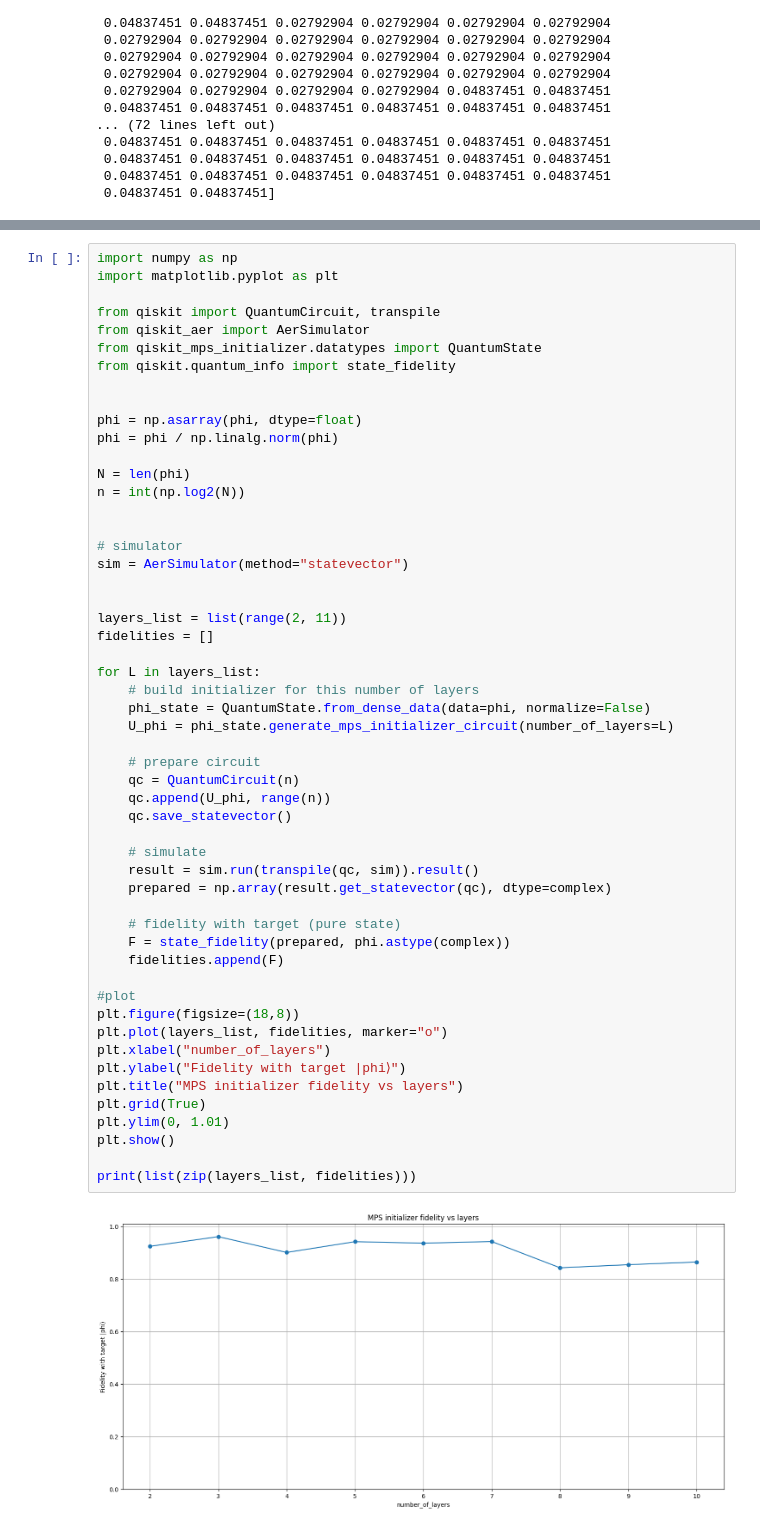
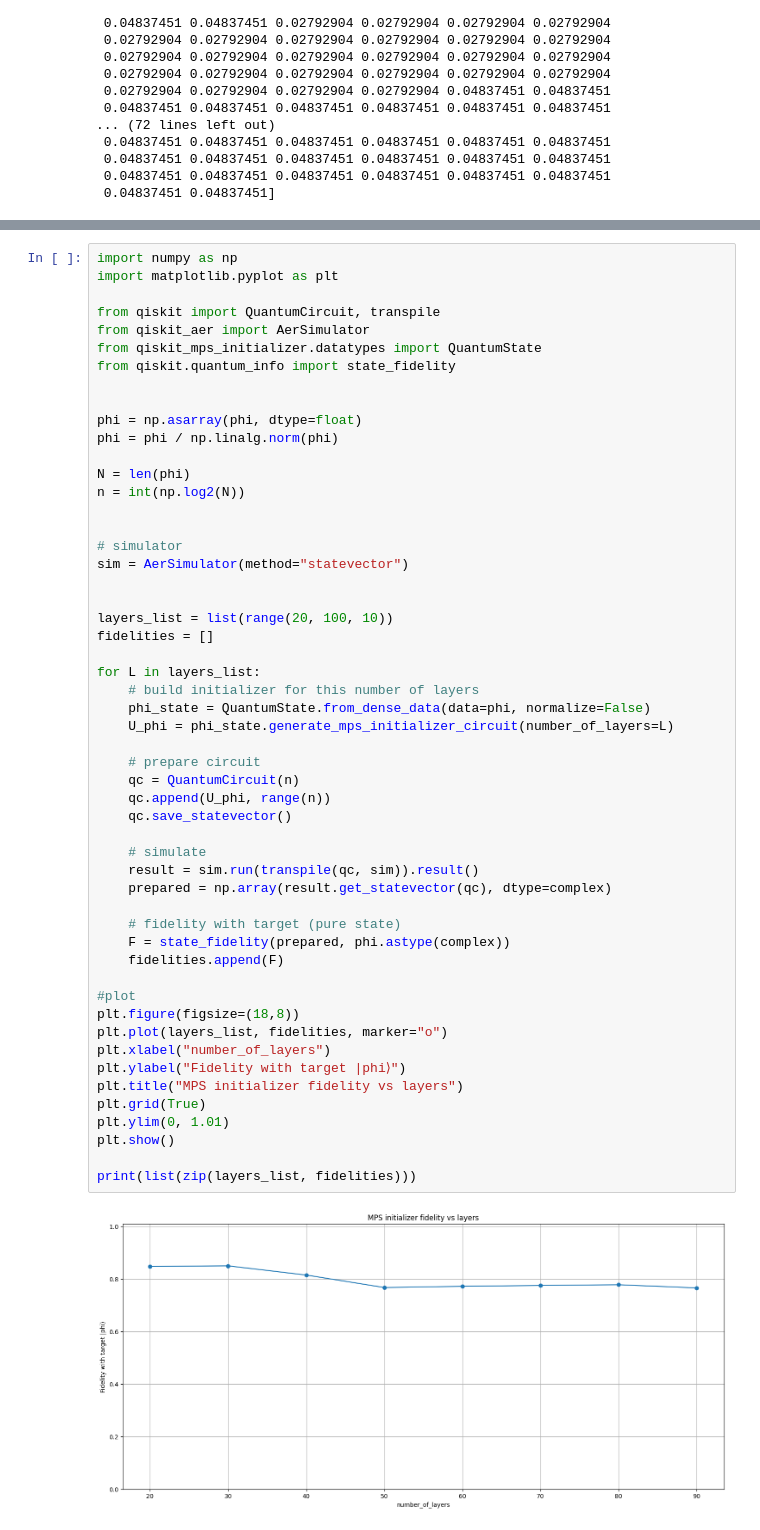
Before and after one commit to aizzen3/QCproject2, a Jupyter notebook: trial.ipynb, the cells around one changed output, grey strips where cells are left out. Saved outputs shown, nothing was run; the diff lists cells and outputs as text.

```diff
--- a/trial.ipynb
+++ b/trial.ipynb
@@ -140,37 +140,37 @@ n = int(np.log2(N))
 sim = AerSimulator(method="statevector")
 
 
-layers_list = list(range(2, 11))
+layers_list = list(range(20, 100, 10))
 fidelities = []
 
 for L in layers_list:
     # build initializer for this number of layers
     phi_state = QuantumState.from_dense_data(data=phi, normalize=False)
     U_phi = phi_state.generate_mps_initializer_circuit(number_of_layers=L)
 
     # prepare circuit
     qc = QuantumCircuit(n)
     qc.append(U_phi, range(n))
     qc.save_statevector()
 
     # simulate
     result = sim.run(transpile(qc, sim)).result()
     prepared = np.array(result.get_statevector(qc), dtype=complex)
 
     # fidelity with target (pure state)
     F = state_fidelity(prepared, phi.astype(complex))
     fidelities.append(F)
 
 #plot
 plt.figure(figsize=(18,8))
 plt.plot(layers_list, fidelities, marker="o")
 plt.xlabel("number_of_layers")
 plt.ylabel("Fidelity with target |phi⟩")
 plt.title("MPS initializer fidelity vs layers")
 plt.grid(True)
 plt.ylim(0, 1.01)
 plt.show()
 
 print(list(zip(layers_list, fidelities)))
 # %% [output]
-[figure, old version]
+[figure, new version]
```
Also changed, not shown: parts of 5 cells of this notebook, 5 other files.
